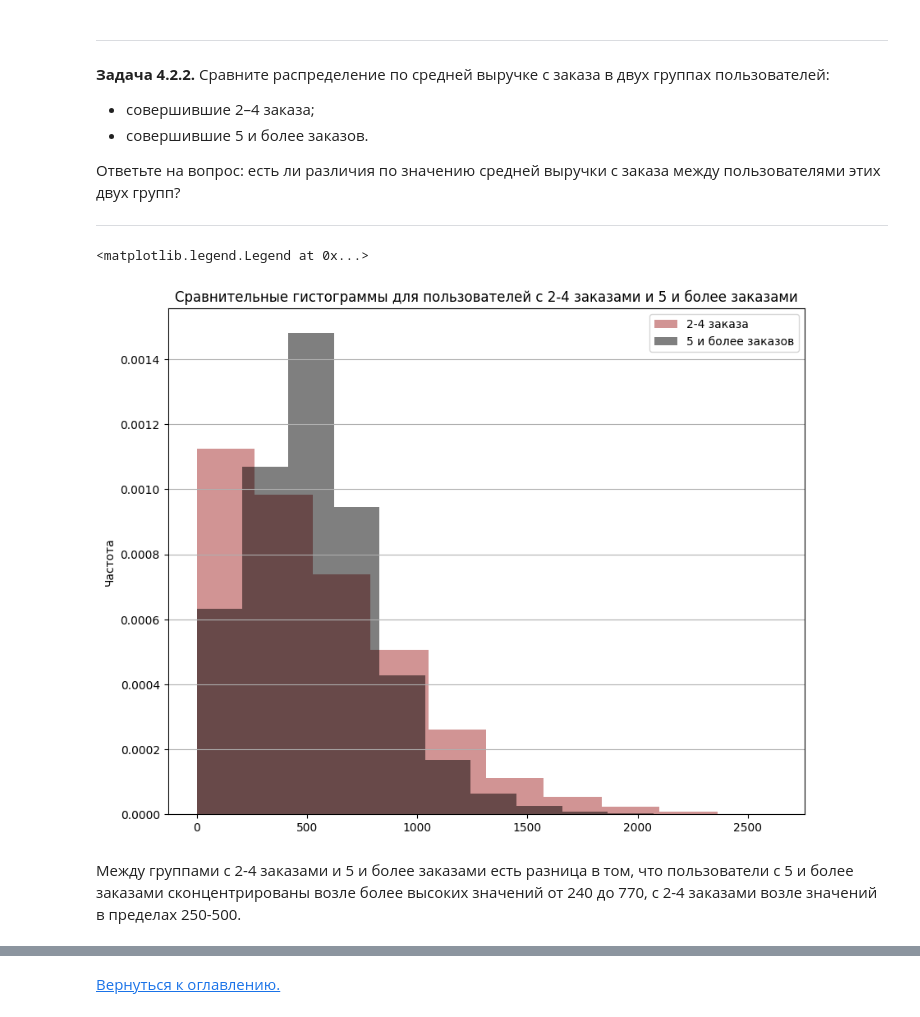
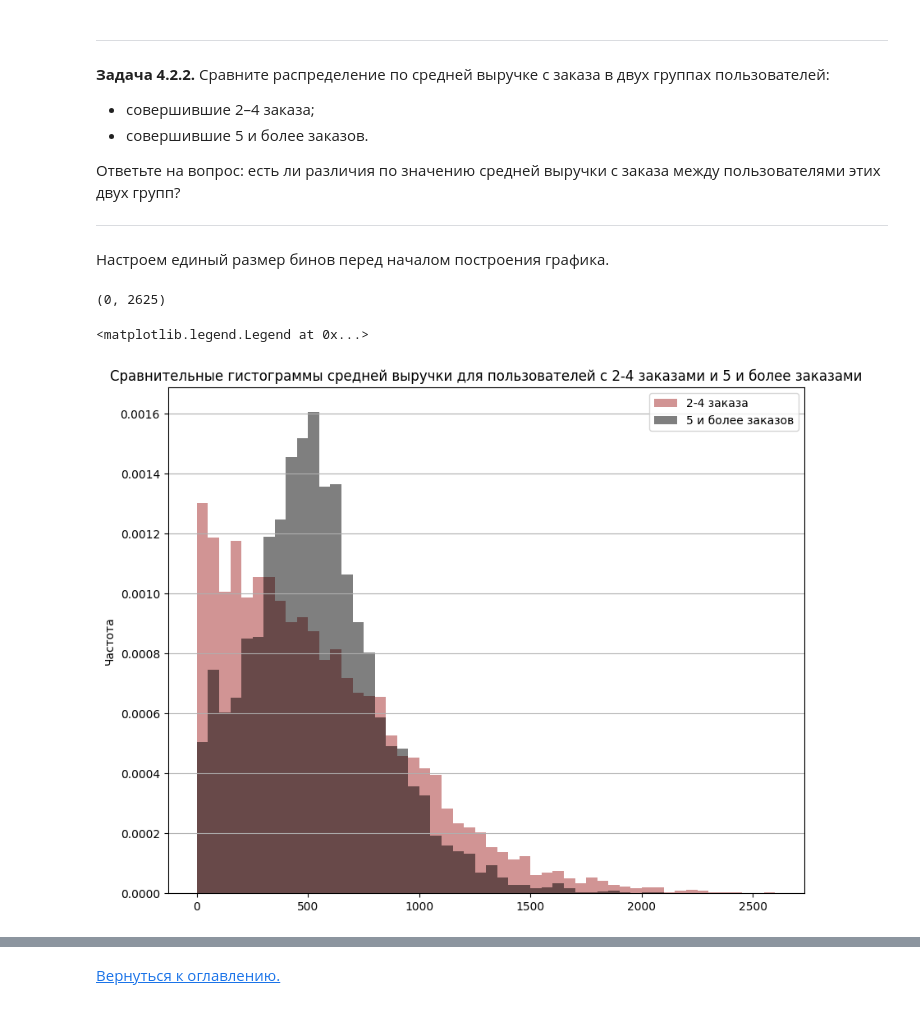
Before and after one commit to AnnaTN/Loyalty_analysis_of_ticket_service_users___Yandex_practicum___, a Jupyter notebook: Итоговый_проект_переделанный.ipynb, the cells around one changed output, grey strips where cells are left out. Drawn from its saved outputs; the diff is of its cells as text; code cells hidden in the pictures.

```diff
--- a/Итоговый_проект_переделанный.ipynb
+++ b/Итоговый_проект_переделанный.ipynb
@@ -630,11 +626,11 @@ memory usage: 11.1 MB
 # %%
-columns = ['order_id', 'revenue', 'tickets_count', 'days_since_prev', 'event_id']
-types = ['integer', 'float', 'integer', 'float', 'integer']
+columns = ['tickets_count', 'days_since_prev']
+types = ['integer', 'float']
 
 for i in range(len(columns)):
     df[columns[i]] = pd.to_numeric(df[columns[i]], downcast=types[i])
 
-df[['order_id', 'revenue', 'tickets_count', 'days_since_prev', 'event_id']].info()
+df[['tickets_count', 'days_since_prev']].info()
 # %% [output]
 <class 'pandas.DataFrame'>
 RangeIndex: 290611 entries, 0 to 290610
@@ -860,0 +910,2 @@ print(f'Было строк в исходном датасете: {start_shape}\
+# %%
+df = df.drop_duplicates(subset=['user_id', 'device_type_canonical', 'order_ts', 'tickets_count', 'revenue_rub', 'event_id', 'service_name', 'event_type_main', 'region_name', 'city_name'])
@@ -1725,19 +1852,25 @@ __Комментарий от ревьюера №1__
 Ответьте на вопрос: есть ли различия по значению средней выручки с заказа между пользователями этих двух групп?
 
 ---
+# %% [markdown]
+Настроем единый размер бинов перед началом построения графика.
+# %%
+min_value, max_value = round(min(user_profile[user_profile['is_two'] == True]['mean_revenue'])), round(max(user_profile[user_profile['is_two'] == True]['mean_revenue']))
+bins_2 = range(min_value, max_value + 1, 50)
+min_value, max_value
+# %% [output]
+(0, 2625)
 # %%
 two_four_orders = user_profile[(user_profile['is_two'] == True) & (user_profile['is_five'] == False)]['mean_revenue']
 five_more_order = user_profile[user_profile['is_five'] == True]['mean_revenue']
 
 plt.figure(figsize=(10, 8))
-two_four_orders.plot(kind='hist', density=True, color='brown', alpha=0.5, label='2-4 заказа', bins=10)
-five_more_order.plot(kind='hist', density=True, color='black', alpha=0.5, label='5 и более заказов', bins=10)
+two_four_orders.plot(kind='hist', density=True, color='brown', alpha=0.5, label='2-4 заказа', bins=bins_2)
+five_more_order.plot(kind='hist', density=True, color='black', alpha=0.5, label='5 и более заказов', bins=bins_2)
 plt.grid(axis='y')
 plt.ylabel("Частота")
-plt.title("Сравнительные гистограммы для пользователей с 2-4 заказами и 5 и более заказами")
+plt.title("Сравнительные гистограммы средней выручки для пользователей с 2-4 заказами и 5 и более заказами")
 plt.legend()
 # %% [output]
 <matplotlib.legend.Legend at 0x...>
-[figure, old version]
+[figure, new version]
-# %% [markdown]
-Между группами с 2-4 заказами и 5 и более заказами есть разница в том, что пользователи с 5 и более заказами сконцентрированы возле более высоких значений от 240 до 770, с 2-4 заказами возле значений в пределах 250-500.
```
Also changed, not shown: parts of 114 cells of this notebook, 1 other file.
